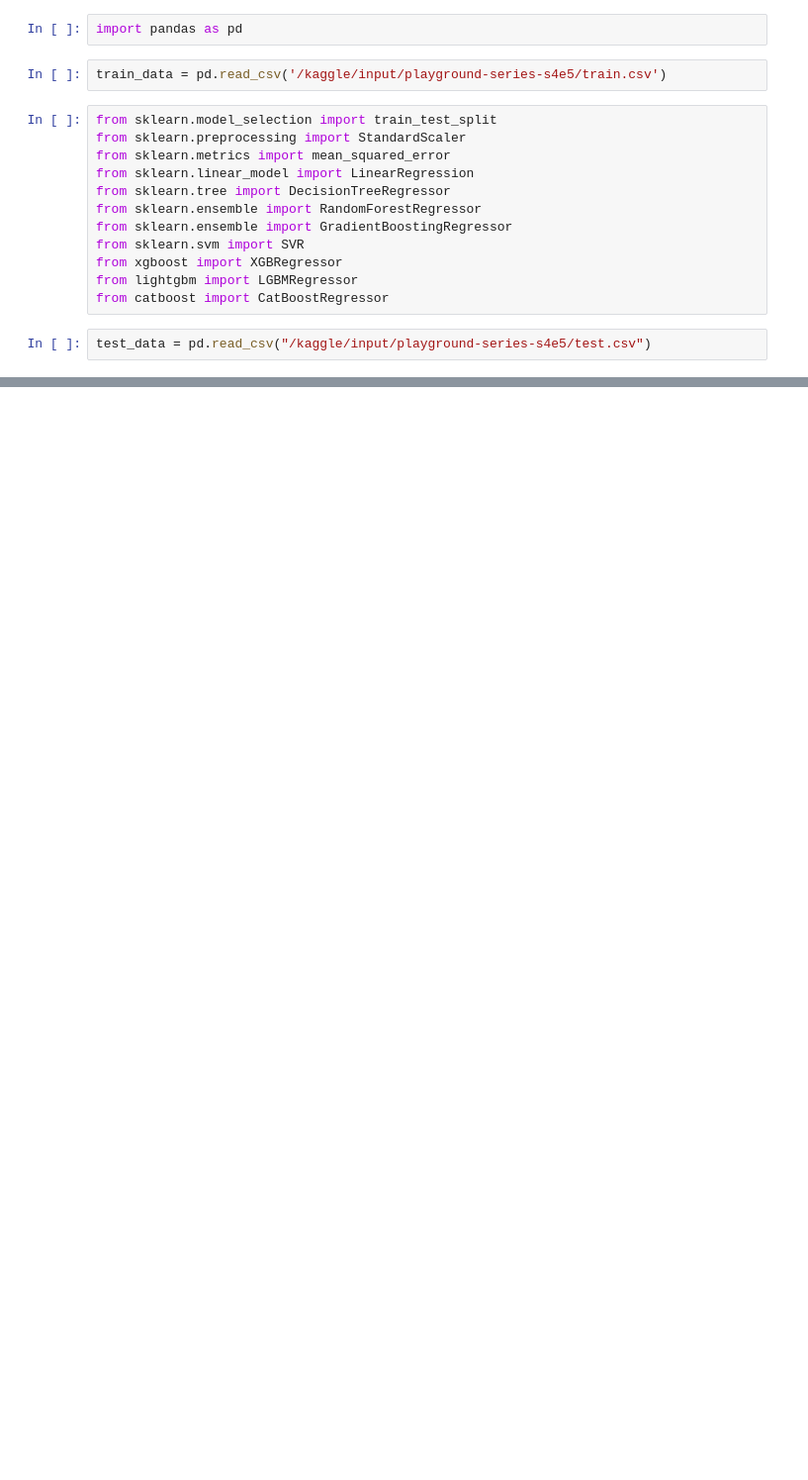
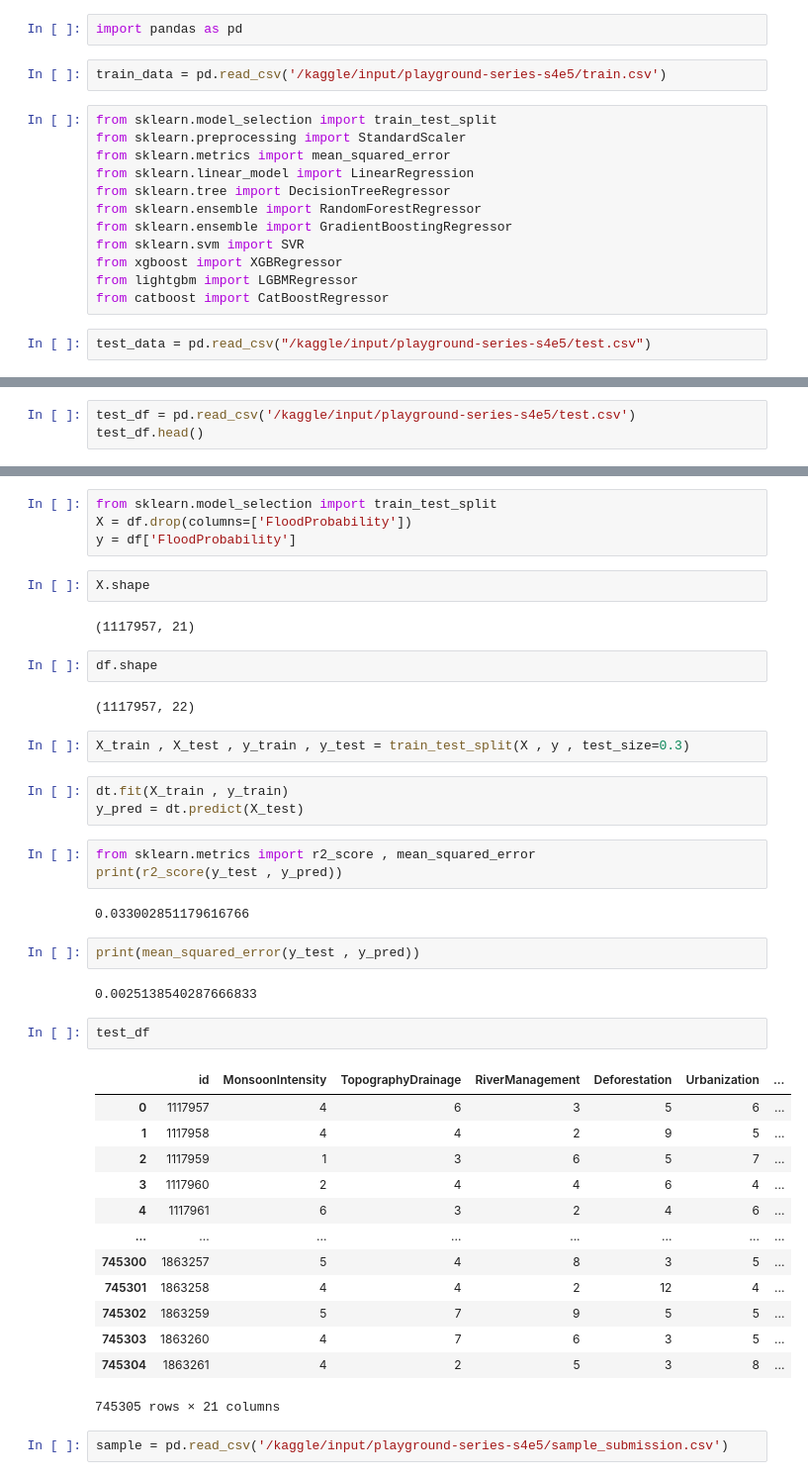
Before and after one commit to sksarvesh007/kaggle-contests, a Jupyter notebook: Regression with a Flood Prediction Dataset/model.ipynb, the cells around one changed output, grey strips where cells are left out. Shown at 99% size. Drawn from its saved outputs; the diff is of its cells as text; blank space fills up the shorter version.

Commit message:
Kaggle Notebook | notebooka59b5047f9 | Version 2

```diff
--- a/Regression with a Flood Prediction Dataset/model.ipynb
+++ b/Regression with a Flood Prediction Dataset/model.ipynb
@@ -205,0 +220,3 @@ Predictions saved for the best CatBoost model
+# %%
+test_df = pd.read_csv('/kaggle/input/playground-series-s4e5/test.csv')
+test_df.head()
@@ -205,0 +269,44 @@ Predictions saved for the best CatBoost model
+# %%
+from sklearn.model_selection import train_test_split
+X = df.drop(columns=['FloodProbability'])
+y = df['FloodProbability']
+# %%
+X.shape
+# %% [output]
+(1117957, 21)
+# %%
+df.shape
+# %% [output]
+(1117957, 22)
+# %%
+X_train , X_test , y_train , y_test = train_test_split(X , y , test_size=0.3)
+# %%
+dt.fit(X_train , y_train)
+y_pred = dt.predict(X_test)
+# %%
+from sklearn.metrics import r2_score , mean_squared_error
+print(r2_score(y_test , y_pred))
+# %% [output]
+0.033002851179616766
+# %%
+print(mean_squared_error(y_test , y_pred))
+# %% [output]
+0.0025138540287666833
+# %%
+test_df
+# %% [output]
+|  | id | MonsoonIntensity | TopographyDrainage | RiverManagement | Deforestation | Urbanization | ... |
+| 0 | 1117957 | 4 | 6 | 3 | 5 | 6 | ... |
+| 1 | 1117958 | 4 | 4 | 2 | 9 | 5 | ... |
+| 2 | 1117959 | 1 | 3 | 6 | 5 | 7 | ... |
+| 3 | 1117960 | 2 | 4 | 4 | 6 | 4 | ... |
+| 4 | 1117961 | 6 | 3 | 2 | 4 | 6 | ... |
+| ... | ... | ... | ... | ... | ... | ... | ... |
+| 745300 | 1863257 | 5 | 4 | 8 | 3 | 5 | ... |
+| 745301 | 1863258 | 4 | 4 | 2 | 12 | 4 | ... |
+| 745302 | 1863259 | 5 | 7 | 9 | 5 | 5 | ... |
+| 745303 | 1863260 | 4 | 7 | 6 | 3 | 5 | ... |
+| 745304 | 1863261 | 4 | 2 | 5 | 3 | 8 | ... |
+745305 rows × 21 columns
+# %%
+sample = pd.read_csv('/kaggle/input/playground-series-s4e5/sample_submission.csv')
```
Also changed, not shown: parts of 17 cells of this notebook.
